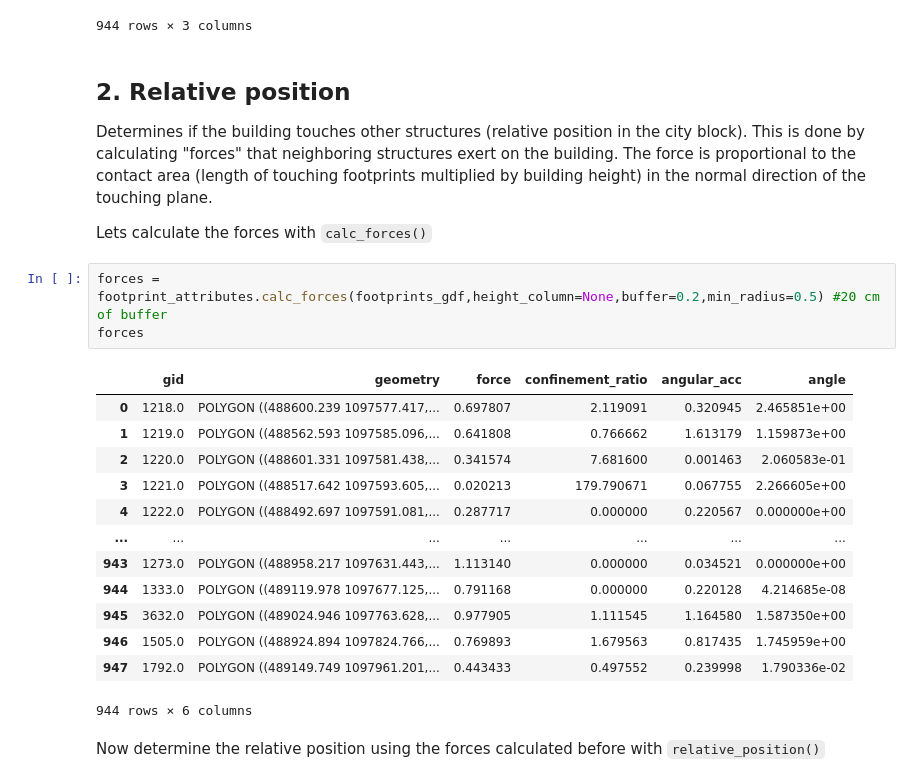
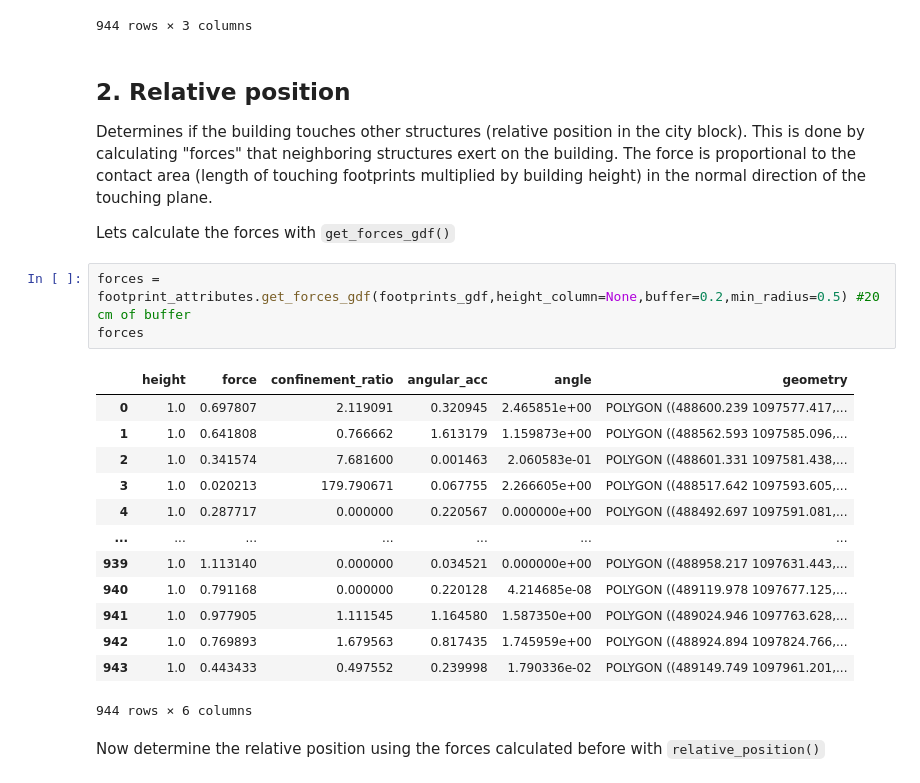
Before and after one commit to GeomaticsCaminosUPM/footprint_attributes, a Jupyter notebook: examples/example_google_colab.ipynb, the cells around one changed output. Cells and saved outputs as stored; diff of their text form.

```diff
--- a/examples/example_google_colab.ipynb
+++ b/examples/example_google_colab.ipynb
@@ -113,23 +124,23 @@ footprints_gdf
 Determines if the building touches other structures (relative position in the city block). This is done by calculating "forces" that neighboring structures exert on the building. The force is proportional to the contact area (length of touching footprints multiplied by building height) in the normal direction of the touching plane.
 
 
-Lets calculate the forces with `calc_forces()`
+Lets calculate the forces with `get_forces_gdf()`
 # %%
-forces = footprint_attributes.calc_forces(footprints_gdf,height_column=None,buffer=0.2,min_radius=0.5) #20 cm of buffer
+forces = footprint_attributes.get_forces_gdf(footprints_gdf,height_column=None,buffer=0.2,min_radius=0.5) #20 cm of buffer
 forces
 # %% [output]
-|  | gid | geometry | force | confinement_ratio | angular_acc | angle |
-| 0 | 1218.0 | POLYGON ((488600.239 1097577.417,... | 0.697807 | 2.119091 | 0.320945 | 2.465851e+00 |
-| 1 | 1219.0 | POLYGON ((488562.593 1097585.096,... | 0.641808 | 0.766662 | 1.613179 | 1.159873e+00 |
-| 2 | 1220.0 | POLYGON ((488601.331 1097581.438,... | 0.341574 | 7.681600 | 0.001463 | 2.060583e-01 |
-| 3 | 1221.0 | POLYGON ((488517.642 1097593.605,... | 0.020213 | 179.790671 | 0.067755 | 2.266605e+00 |
-| 4 | 1222.0 | POLYGON ((488492.697 1097591.081,... | 0.287717 | 0.000000 | 0.220567 | 0.000000e+00 |
+|  | height | force | confinement_ratio | angular_acc | angle | geometry |
+| 0 | 1.0 | 0.697807 | 2.119091 | 0.320945 | 2.465851e+00 | POLYGON ((488600.239 1097577.417,... |
+| 1 | 1.0 | 0.641808 | 0.766662 | 1.613179 | 1.159873e+00 | POLYGON ((488562.593 1097585.096,... |
+| 2 | 1.0 | 0.341574 | 7.681600 | 0.001463 | 2.060583e-01 | POLYGON ((488601.331 1097581.438,... |
+| 3 | 1.0 | 0.020213 | 179.790671 | 0.067755 | 2.266605e+00 | POLYGON ((488517.642 1097593.605,... |
+| 4 | 1.0 | 0.287717 | 0.000000 | 0.220567 | 0.000000e+00 | POLYGON ((488492.697 1097591.081,... |
 | ... | ... | ... | ... | ... | ... | ... |
-| 943 | 1273.0 | POLYGON ((488958.217 1097631.443,... | 1.113140 | 0.000000 | 0.034521 | 0.000000e+00 |
-| 944 | 1333.0 | POLYGON ((489119.978 1097677.125,... | 0.791168 | 0.000000 | 0.220128 | 4.214685e-08 |
-| 945 | 3632.0 | POLYGON ((489024.946 1097763.628,... | 0.977905 | 1.111545 | 1.164580 | 1.587350e+00 |
-| 946 | 1505.0 | POLYGON ((488924.894 1097824.766,... | 0.769893 | 1.679563 | 0.817435 | 1.745959e+00 |
-| 947 | 1792.0 | POLYGON ((489149.749 1097961.201,... | 0.443433 | 0.497552 | 0.239998 | 1.790336e-02 |
+| 939 | 1.0 | 1.113140 | 0.000000 | 0.034521 | 0.000000e+00 | POLYGON ((488958.217 1097631.443,... |
+| 940 | 1.0 | 0.791168 | 0.000000 | 0.220128 | 4.214685e-08 | POLYGON ((489119.978 1097677.125,... |
+| 941 | 1.0 | 0.977905 | 1.111545 | 1.164580 | 1.587350e+00 | POLYGON ((489024.946 1097763.628,... |
+| 942 | 1.0 | 0.769893 | 1.679563 | 0.817435 | 1.745959e+00 | POLYGON ((488924.894 1097824.766,... |
+| 943 | 1.0 | 0.443433 | 0.497552 | 0.239998 | 1.790336e-02 | POLYGON ((489149.749 1097961.201,... |
 944 rows × 6 columns
 # %% [markdown]
 Now determine the relative position using the forces calculated before with `relative_position()`
```
Also changed, not shown: parts of 10 cells of this notebook.
